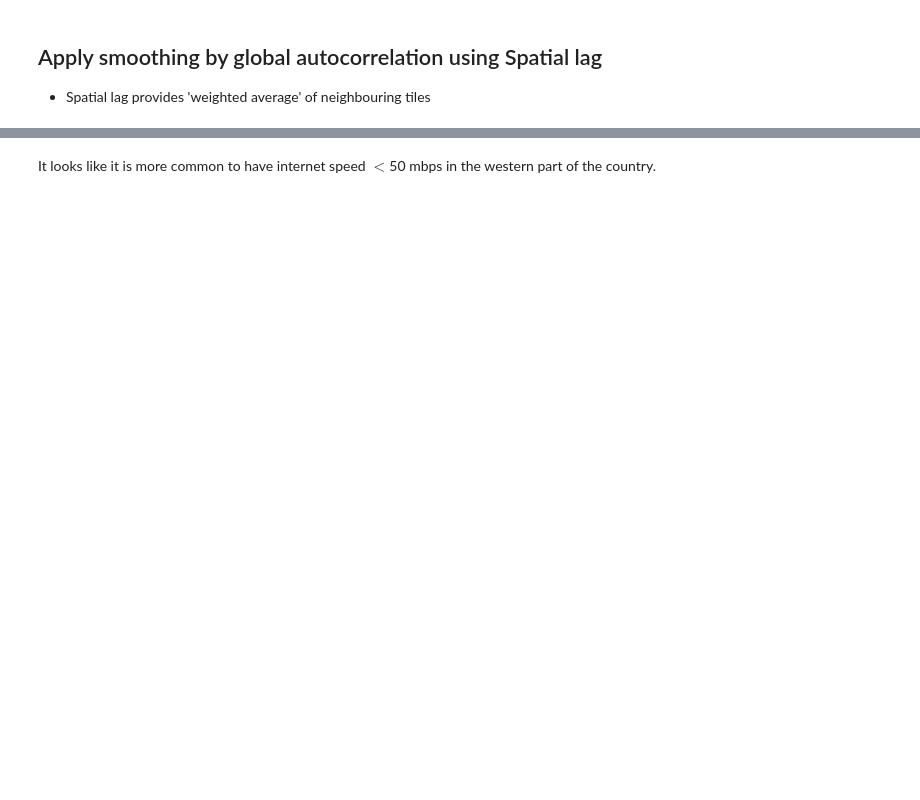
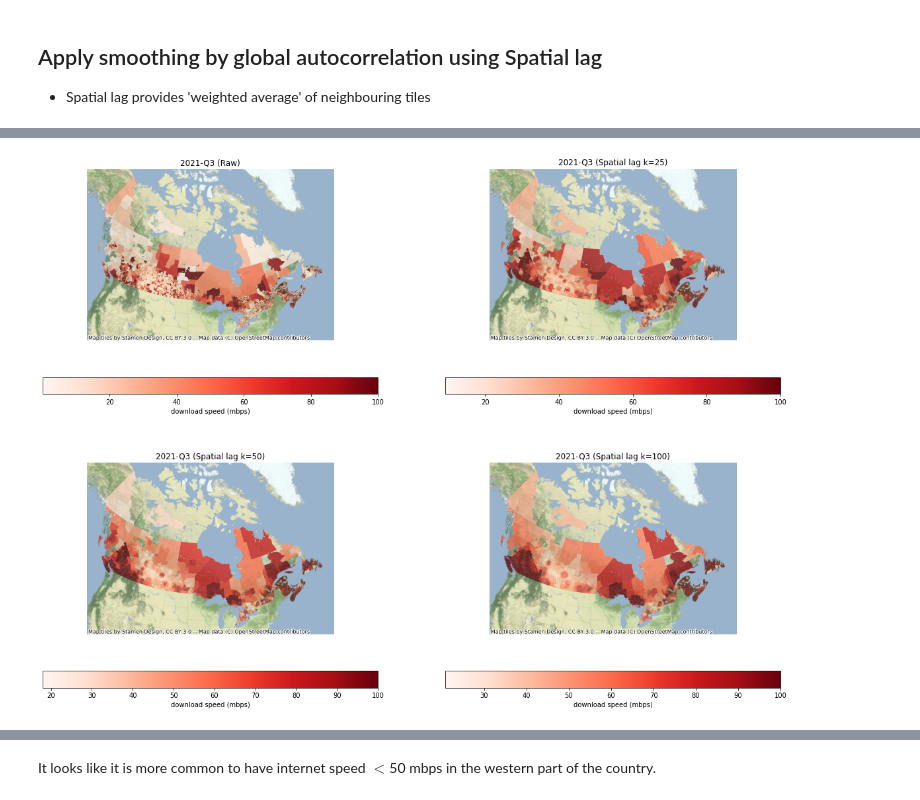
Before and after one commit to rennydoig/ssc22-case-comp, a Jupyter notebook: sonny_dir/D11-Spatial autocorrelation (external DA boundaries).ipynb, the cells around one changed output, grey strips where cells are left out. Saved outputs shown, nothing was run; the diff lists cells and outputs as text; code cells hidden in the pictures; blank space fills up the shorter version.

```diff
--- a/sonny_dir/D11-Spatial autocorrelation (external DA boundaries).ipynb
+++ b/sonny_dir/D11-Spatial autocorrelation (external DA boundaries).ipynb
@@ -196 +237,90 @@ sub_dat['2021-Q4_lag'] = weights.spatial_lag.lag_spatial(w, sub_dat['2021-Q4-mod
+# %%
+## Plot: raw data vs. spatial lag
+
+# raw data
+f, axs = plt.subplots(2, 2, figsize=(20,15))
+[ax1, ax2], [ax3, ax4] = axs
+
+sub_dat.plot(column='2021-Q3-mod',
+            #  cmap='viridis',
+             cmap = 'Reds',
+            #  scheme='quantiles',
+            #  k=5,
+            edgecolor='white',
+             linewidth=0.,
+             alpha=0.75,
+             legend=True,
+             legend_kwds={'label': "download speed (mbps)",
+                        'orientation': "horizontal"},
+             ax=ax1)
+ax1.set_axis_off()
+ax1.set_title("2021-Q3 (Raw)")
+contextily.add_basemap(ax1,
+                       crs=sub_dat.crs,
+                       source=contextily.providers.Stamen.TerrainBackground,
+                      )
+
+# k=25
+sub_dat.plot(column='2021-Q3_lag1',
+            #  cmap='viridis',
+            #  scheme='quantiles',
+            # k=5,
+             cmap = 'Reds',
+             edgecolor='white',
+             linewidth=0.,
+             alpha=0.75,
+             legend=True,
+             legend_kwds={'label': "download speed (mbps)",
+                        'orientation': "horizontal"},
+             ax=ax2)
+ax2.set_axis_off()
+ax2.set_title("2021-Q3 (Spatial lag k=25)")
+contextily.add_basemap(ax2,
+                       crs=sub_dat.crs,
+                       source=contextily.providers.Stamen.TerrainBackground,
+                      )
+
+# k=50
+sub_dat.plot(column='2021-Q3_lag2',
+            #  cmap='viridis',
+            #  scheme='quantiles',
+            # k=5,
+             cmap = 'Reds',
+             edgecolor='white',
+             linewidth=0.,
+             alpha=0.75,
+             legend=True,
+             legend_kwds={'label': "download speed (mbps)",
+                        'orientation': "horizontal"},
+             ax=ax3)
+ax3.set_axis_off()
+ax3.set_title("2021-Q3 (Spatial lag k=50)")
+contextily.add_basemap(ax3,
+                       crs=sub_dat.crs,
+                       source=contextily.providers.Stamen.TerrainBackground,
+                      )
+
+# k=100
+sub_dat.plot(column='2021-Q3_lag3',
+            #  cmap='viridis',
+            #  scheme='quantiles',
+            # k=5,
+             cmap = 'Reds',
+             edgecolor='white',
+             linewidth=0.,
+             alpha=0.75,
+             legend=True,
+             legend_kwds={'label': "download speed (mbps)",
+                        'orientation': "horizontal"},
+             ax=ax4)
+ax4.set_axis_off()
+ax4.set_title("2021-Q3 (Spatial lag k=100)")
+contextily.add_basemap(ax4,
+                       crs=sub_dat.crs,
+                       source=contextily.providers.Stamen.TerrainBackground,
+                      )
+
+plt.show()
+# %% [output]
+[figure, added]
 # %%
```
Also changed, not shown: parts of 16 cells of this notebook.
